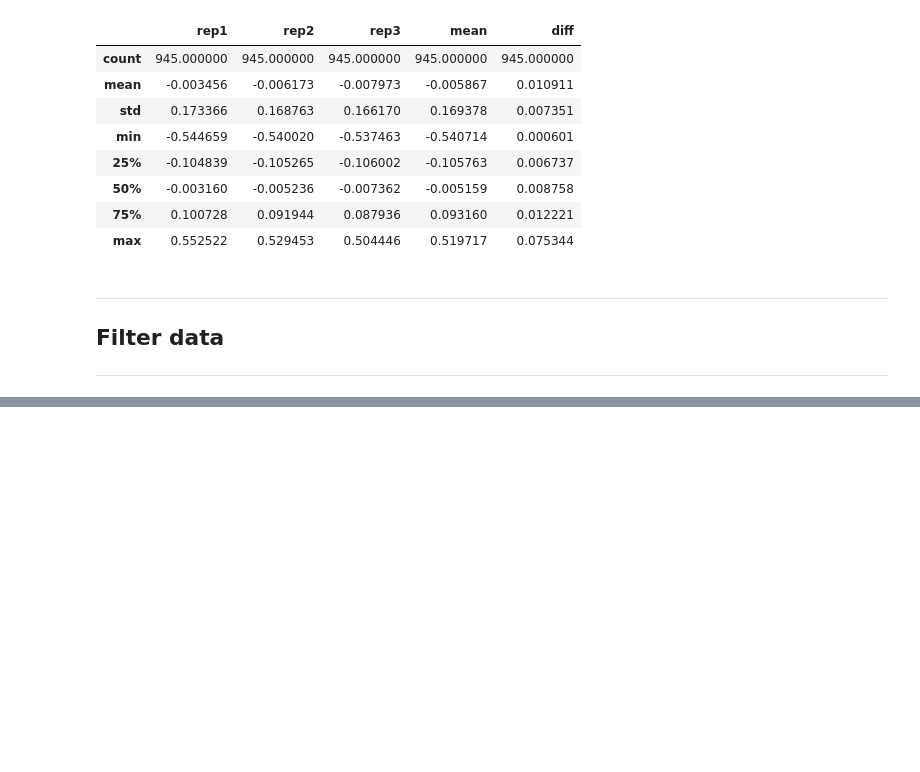
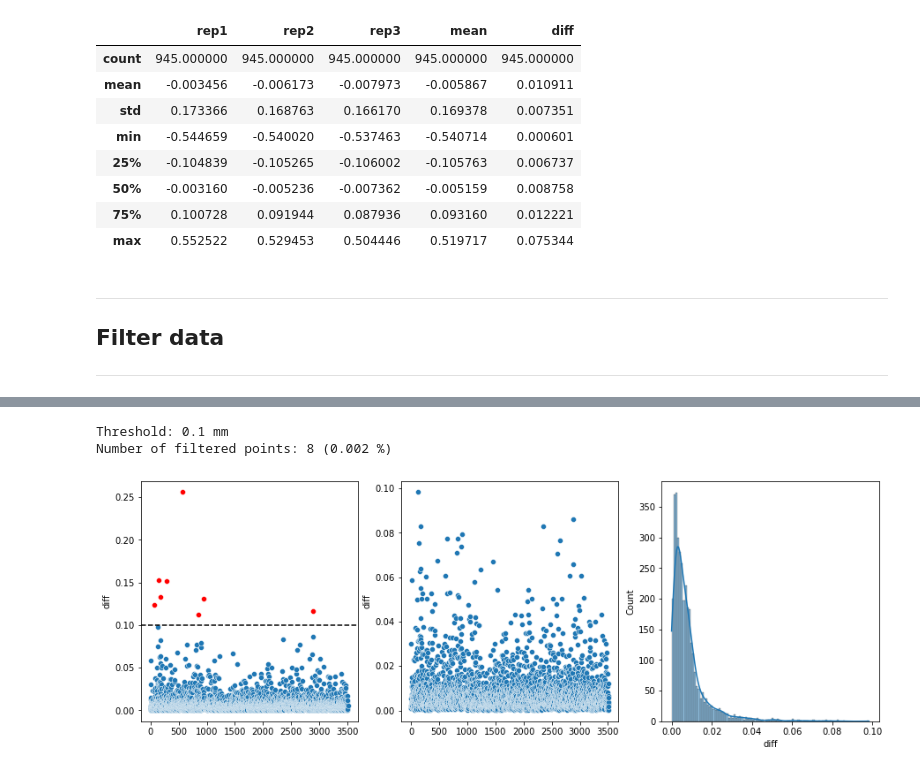
Before and after one commit to TheThorb/Leirmo_Exp1_Publication1, a Jupyter notebook: Repeated measurements.ipynb, the cells around one changed output, grey strips where cells are left out. Drawn from its saved outputs; the diff is of its cells as text; code cells hidden in the pictures; blank space fills up the shorter version.

Commit message:
Clean and comment
Cleaned code, deleted junk and added comments to describe remaining code. Ready for merge with master branch.

```diff
--- a/Repeated measurements.ipynb
+++ b/Repeated measurements.ipynb
@@ -287,8 +236,0 @@ len(df_sort)
-# %%
-fig, ax = plt.subplots(nrows=1, ncols=3, figsize=(15, 5))
-
-data = df_sort['diff']
-
-sns.scatterplot(ax=ax[0], data=data)
-sns.histplot(ax=ax[1], data=data, kde=True)
-ax[2] = data.plot.hist(bins=20)
@@ -313,12 +236,0 @@ plt.show()
-# %%
-fig, ax = plt.subplots(nrows=1, ncols=3, figsize=(15, 5))
-
-data = df5.set_index('index')
-
-sns.scatterplot(ax=ax[0], data=data, y='diff', x='index', hue='char_type', legend=False)
-sns.histplot(ax=ax[1], data=data['diff'], kde=True)
-ax[2] = data['diff'].plot.hist(bins=20)
-
-ax[0].axhline(y=std3, color='black')
-
-plt.show()
@@ -851,0 +279,53 @@ gb.describe()
+# %%
+"""
+Filter out all data where the difference is larger than 0.1 mm.
+
+"""
+
+## Filter out the outlier
+# Determine threshold
+lim = 0.1
+
+# Print threshold
+print("Threshold: {} mm".format(lim))
+
+# Create new dataframe without the outlier
+df_2 = df_tot[df_tot['diff'] < lim]
+
+
+# Initiate figure
+fig, ax = plt.subplots(nrows=1, ncols=3, figsize=(15, 5))
+
+
+## PLOT 1: Show the datapoints being filtered out
+# Scatterplot showing the remaining data
+sns.scatterplot(data=df_2['diff'], ax=ax[0])
+
+# Plot the filtered data with red dots in the same plot
+sns.scatterplot(data=df_tot[df_tot['diff'] > lim]['diff'], ax=ax[0], color='red')
+
+# Indicate the limits of the next plot
+ax[0].axhline(y=lim, color='black', linestyle='--')
+
+
+## PLOT 2: Scatterplot after filtering
+sns.scatterplot(ax=ax[1], data=df_2['diff'])
+
+
+## PLOT 3: Histogram with kernel density estimation after filtering
+sns.histplot(ax=ax[2], data=df_2['diff'], kde=True)
+
+
+# Determine the number of filtered points
+count = len(df_tot[df_tot['diff'] > lim])
+
+# Print the number of filtered points and the ratio
+print("Number of filtered points: {} ({:.3f} %)".format(count, count/len(df_tot)))
+
+
+# Display plots
+plt.show()
+# %% [output]
+Threshold: 0.1 mm
+Number of filtered points: 8 (0.002 %)
+[figure, added]
```
Also changed, not shown: parts of 59 cells of this notebook.
